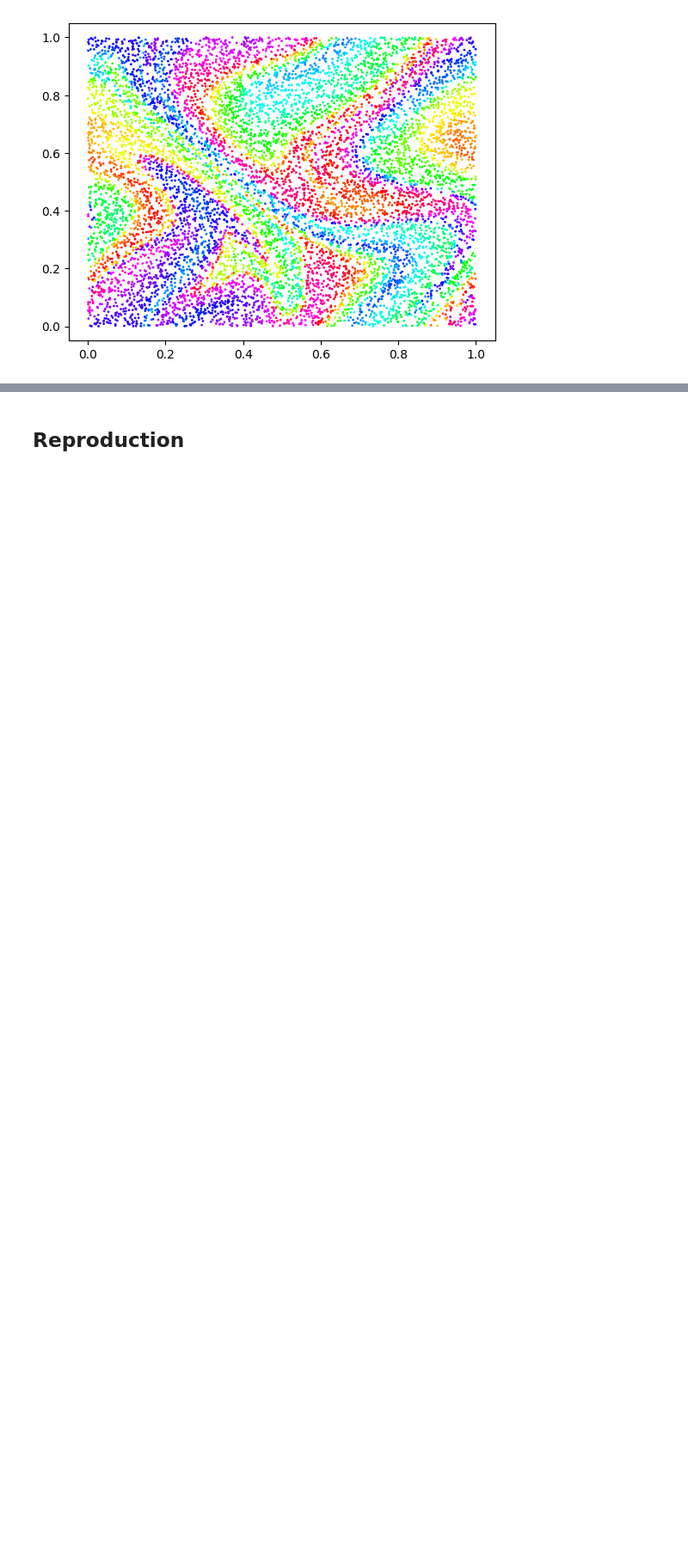
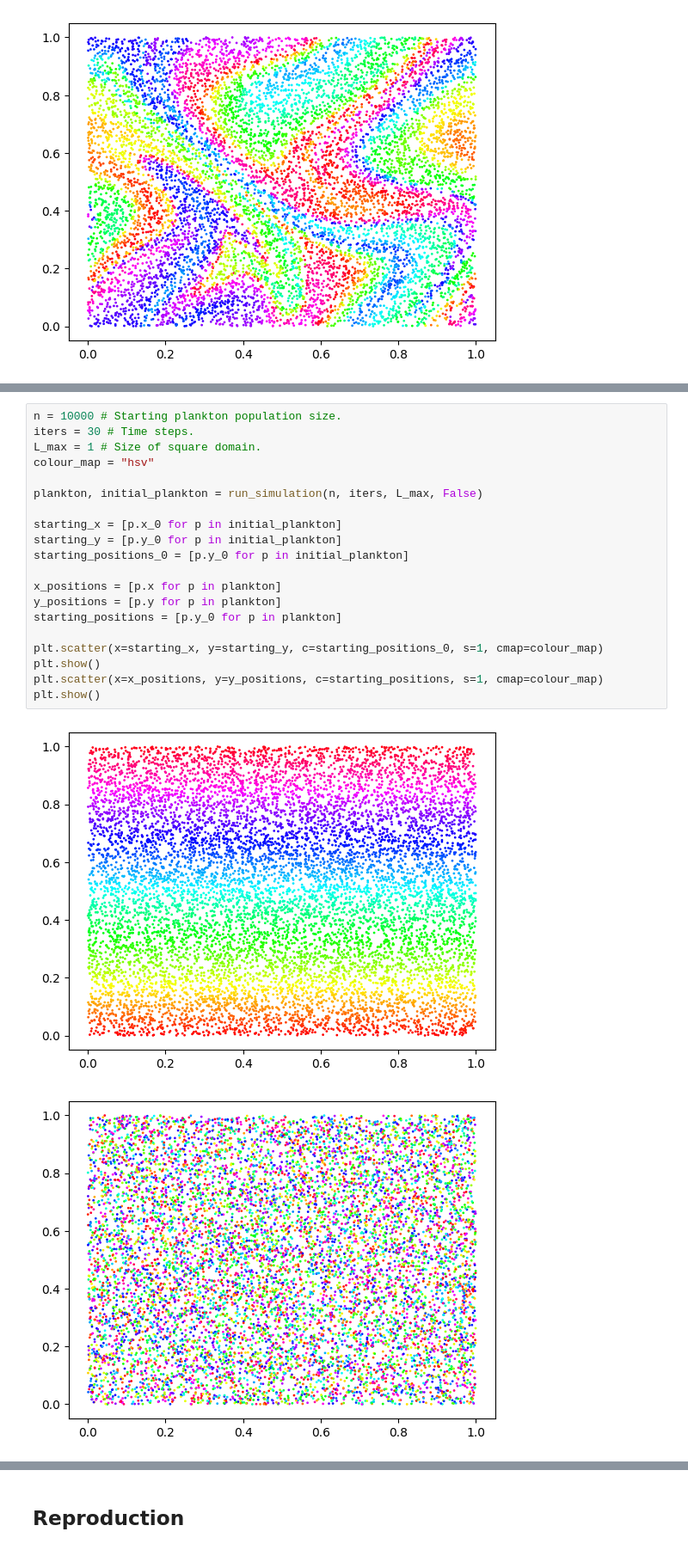
Before and after one commit to KatharinaBracher/Brownian-Bug-Model, a Jupyter notebook: plots.ipynb, the cells around one changed output, grey strips where cells are left out. Shown at 86% size. Saved outputs shown, nothing was run; the diff lists cells and outputs as text; blank space fills up the shorter version.

Commit message:
plot different U tot

```diff
--- a/plots.ipynb
+++ b/plots.ipynb
@@ -32,0 +37,23 @@ plt.show()
+# %%
+n = 10000 # Starting plankton population size.
+iters = 30 # Time steps.
+L_max = 1 # Size of square domain.
+colour_map = "hsv"
+
+plankton, initial_plankton = run_simulation(n, iters, L_max, False)
+
+starting_x = [p.x_0 for p in initial_plankton]
+starting_y = [p.y_0 for p in initial_plankton]
+starting_positions_0 = [p.y_0 for p in initial_plankton]
+
+x_positions = [p.x for p in plankton]
+y_positions = [p.y for p in plankton]
+starting_positions = [p.y_0 for p in plankton]
+
+plt.scatter(x=starting_x, y=starting_y, c=starting_positions_0, s=1, cmap=colour_map)
+plt.show()
+plt.scatter(x=x_positions, y=y_positions, c=starting_positions, s=1, cmap=colour_map)
+plt.show()
+# %% [output]
+[figure, added]
+[figure, added]
```
Also changed, not shown: parts of 7 cells of this notebook.
